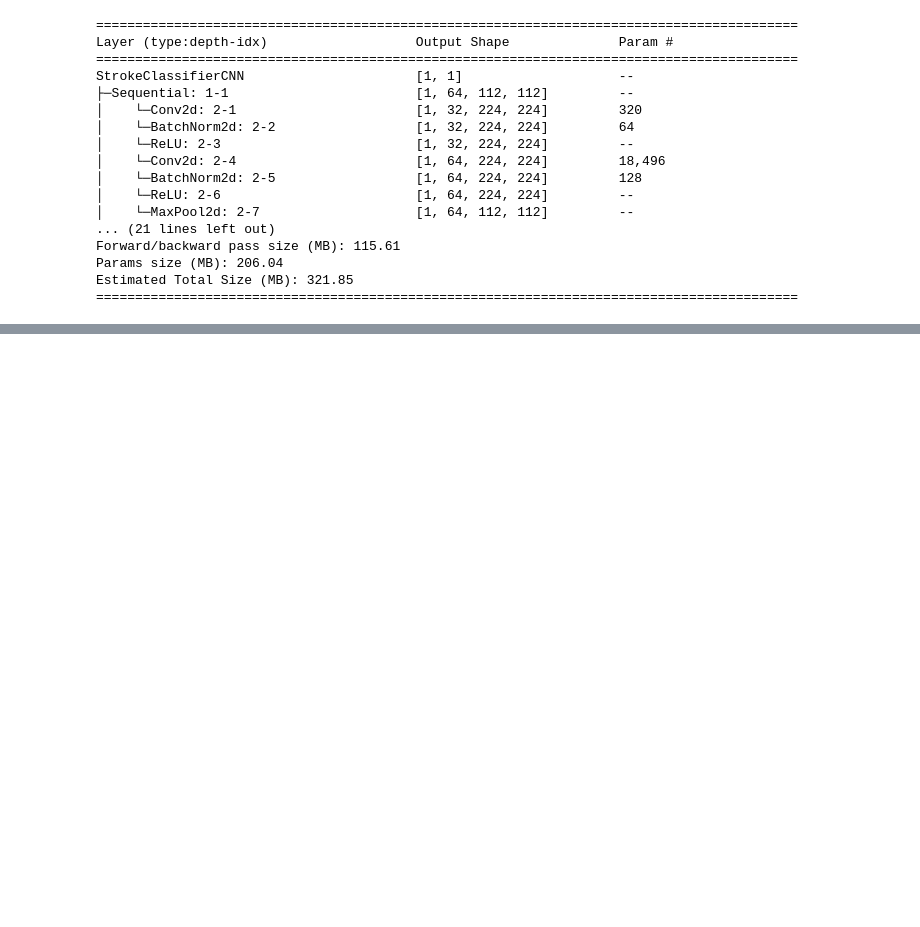
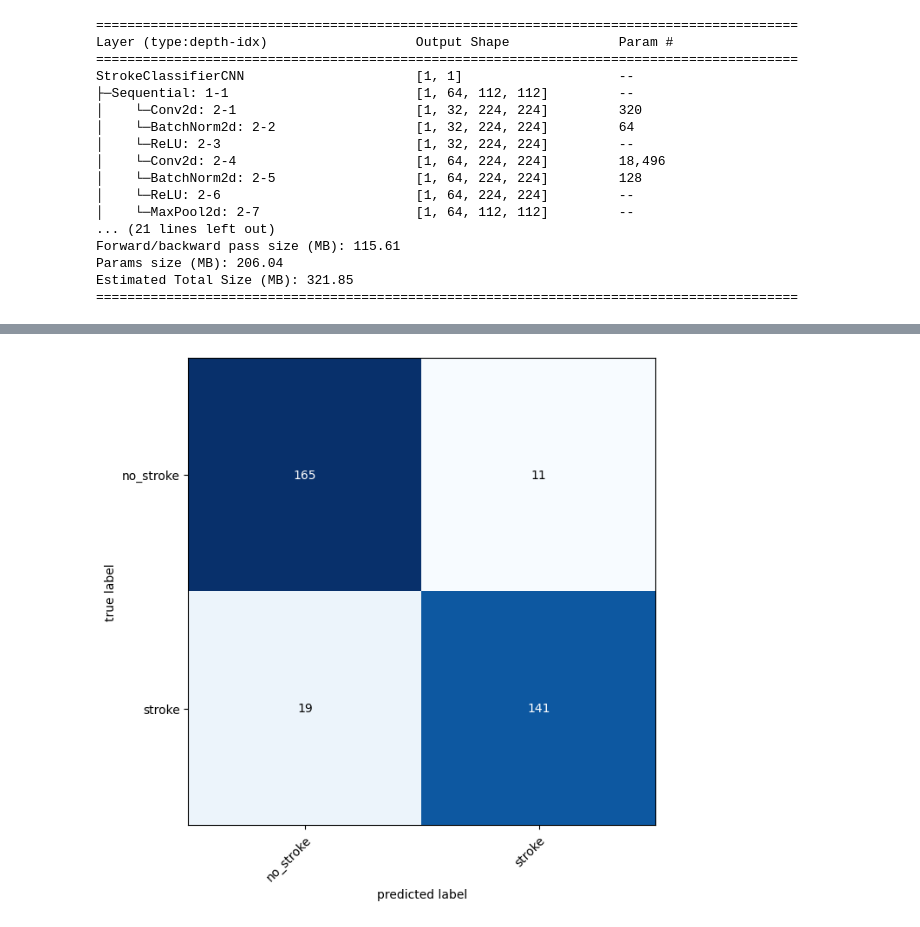
Before and after one commit to Serurays/Brain_Stroke_Detection_PyTorch, a Jupyter notebook: Brain_Stroke_Detection.ipynb, the cells around one changed output, grey strips where cells are left out. Saved outputs shown, nothing was run; the diff lists cells and outputs as text; code cells hidden in the pictures; blank space fills up the shorter version.

```diff
--- a/Brain_Stroke_Detection.ipynb
+++ b/Brain_Stroke_Detection.ipynb
@@ -537,0 +588,39 @@ TypeError: cannot unpack non-iterable NoneType object
+# %%
+# Import tqdm.auto
+from tqdm.auto import tqdm
+
+# Make predictions with trained model
+y_preds = []
+model.eval()
+with torch.inference_mode():
+  for X, y in tqdm(test_dataloader, desc="Making predictions..."):
+    # Send the data and targets to target device
+    X, y = X.to(device), y.to(device)
+
+    # Forward pass
+    y_logit = model(X).squeeze()
+    # Turn predictions from logits -> prediction probabilities -> prediction labels
+    y_pred = torch.round(torch.sigmoid(y_logit))
+
+    # Put predictions on CPU for evaluation
+    y_preds.append(y_pred.cpu())
+
+# Concatenate list of predictions into a tensor
+y_pred_tensor = torch.cat(y_preds)
+
+from torchmetrics import ConfusionMatrix
+from mlxtend.plotting import plot_confusion_matrix
+
+# Setup confusion instance and compare predictions to targets
+confmat = ConfusionMatrix(task="binary")
+confmat_tensor = confmat(preds=y_pred_tensor,
+                         target=torch.tensor(test_data.targets))
+
+# Plot the confusion matrix
+fig, ax = plot_confusion_matrix(
+    conf_mat=confmat_tensor.numpy(), # matplotlib likes working with numpy
+    class_names=class_names,
+    figsize=(10, 7)
+)
+# %% [output]
+[figure, added]
```
Also changed, not shown: parts of 7 cells of this notebook.
